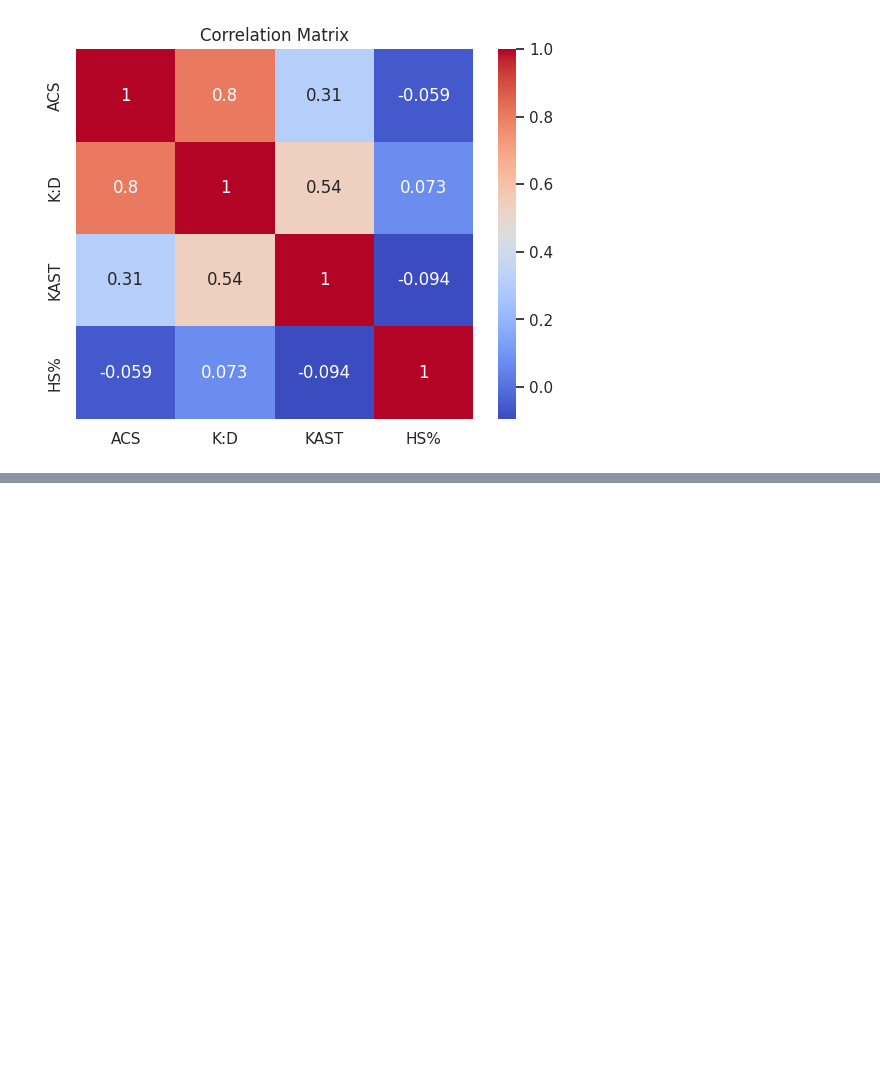
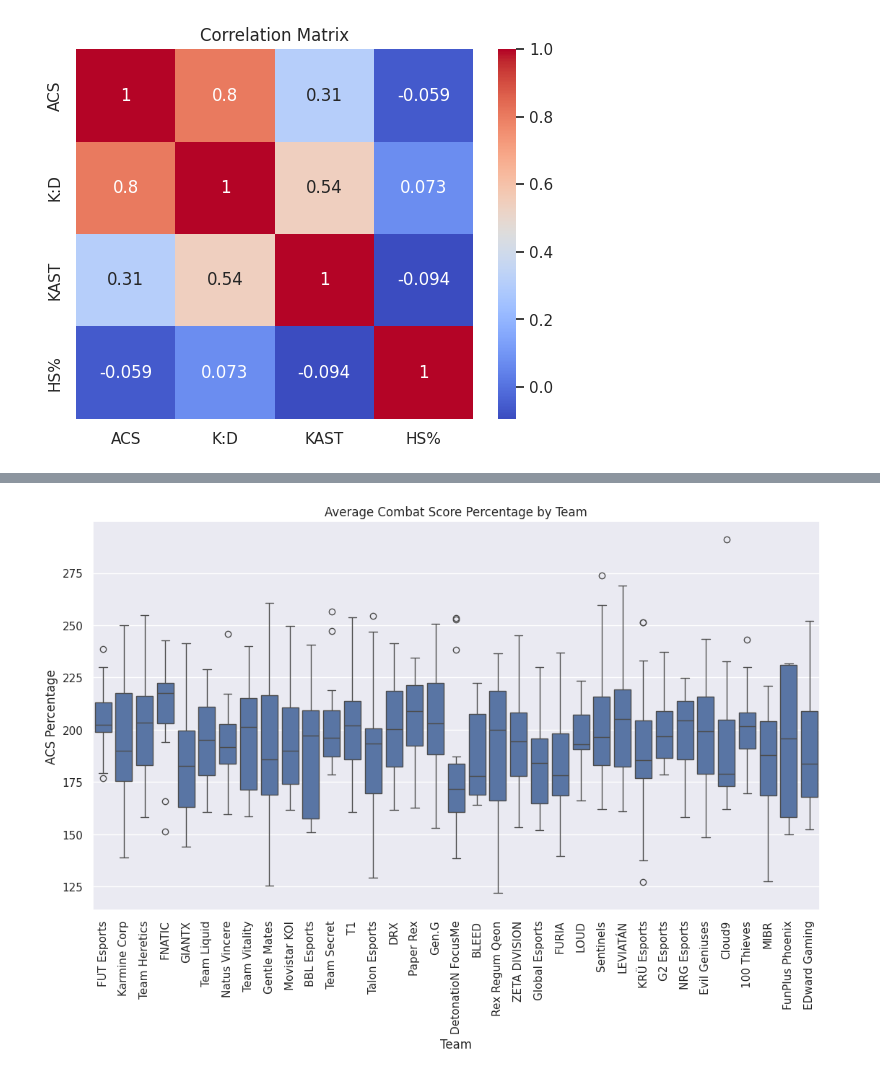
Before and after one commit to xyzaraa/colab-exercise, a Jupyter notebook: Valorant_Champions_Tour_2024.ipynb, the cells around one changed output, grey strips where cells are left out. Saved outputs shown, nothing was run; the diff lists cells and outputs as text; code cells hidden in the pictures; blank space fills up the shorter version.

```diff
--- a/Valorant_Champions_Tour_2024.ipynb
+++ b/Valorant_Champions_Tour_2024.ipynb
@@ -182,0 +226,10 @@ plt.show()
+# %%
+plt.figure(figsize=(13,7))
+sns.boxplot(data=df_clean, x='Team', y='ACS')
+plt.title('Average Combat Score Percentage by Team')
+plt.xlabel('Team')
+plt.ylabel('ACS Percentage')
+plt.xticks(rotation=90)
+plt.show()
+# %% [output]
+[figure, added]
```
Also changed, not shown: parts of 9 cells of this notebook.
